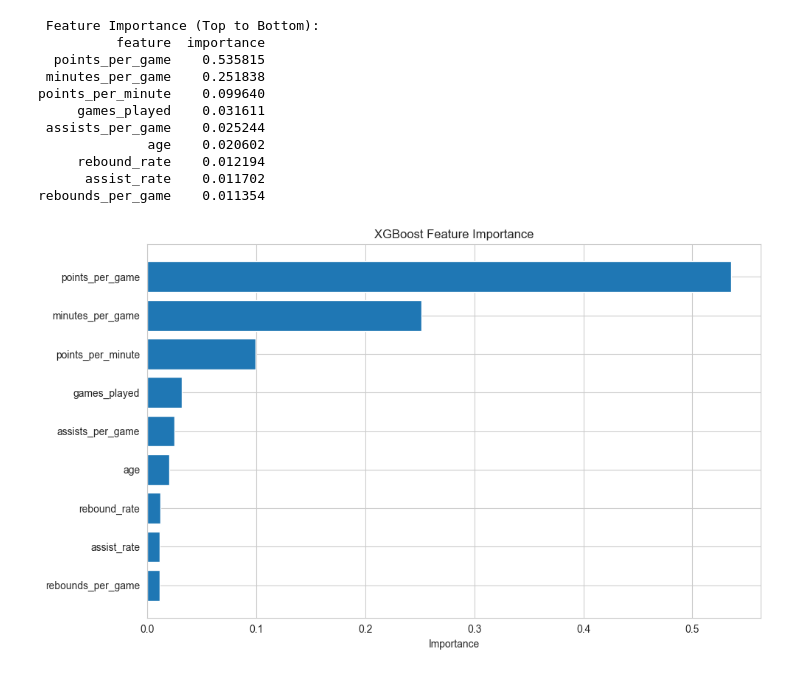
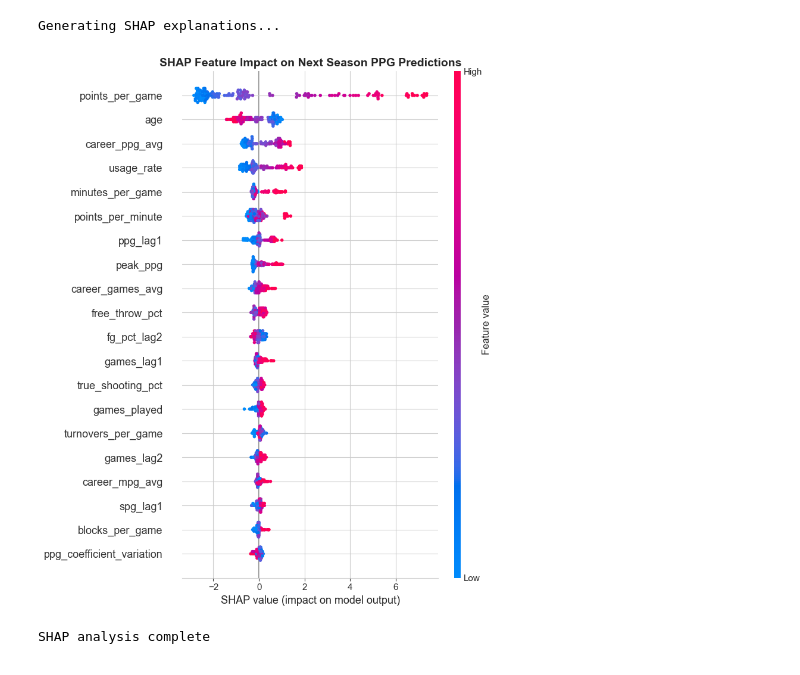
Before and after one commit to SatyamChaturvedi39/Research-Project, a Jupyter notebook: notebooks/02_model_training.ipynb, the cells around one changed output. Saved outputs shown, nothing was run; the diff lists cells and outputs as text; code cells hidden in the pictures.

```diff
--- a/notebooks/02_model_training.ipynb
+++ b/notebooks/02_model_training.ipynb
@@ -19,11 +23,9 @@ plt.rcParams['figure.figsize'
 # %%
-df = pd.read_csv('../data/processed/player_features.csv')
+df = pd.read_csv('../data/processed/player_features_v2_temporal.csv')
 
-print(f"   Dataset loaded!")
-print(f"   Total records: {len(df)}")
-print(f"   Columns: {len(df.columns)}")
-print(f"   Date range: {df['season'].min()} to {df['season'].max()}")
-print(f"\n   Column names:")
-
-df.head()
+print(f"Dataset loaded")
+print(f"Total records: {len(df)}")
+print(f"Columns: {len(df.columns)}")
+print(f"\nFirst few rows:")
+print(df.head())
 # %% [output]
@@ -372,34 +326,21 @@ plt.show()
 # %%
-feature_importance = pd.DataFrame({
-    'feature': feature_columns,
-    'importance': model.feature_importances_
-}).sort_values('importance', ascending=False)
+print("\nGenerating SHAP explanations...")
 
-print("\n Feature Importance (Top to Bottom):")
-print(feature_importance.to_string(index=False))
+# Create explainer for first target (PPG)
+ppg_estimator = model.estimators_[0]
+explainer = shap.TreeExplainer(ppg_estimator)
+shap_values = explainer.shap_values(X_test)
 
-# Plot feature importance
-plt.figure(figsize=(10,
-6))
-plt.barh(feature_importance['feature'
-], feature_importance['importance'
-])
-plt.xlabel('Importance')
-plt.title('XGBoost Feature Importance')
-plt.gca().invert_yaxis()
+# Summary plot
+plt.figure(figsize=(12, 8))
+shap.summary_plot(shap_values, X_test, feature_names=feature_cols, show=False)
+plt.title('SHAP Feature Impact on Next Season PPG Predictions', fontsize=14, fontweight='bold')
 plt.tight_layout()
 plt.show()
+
+print("SHAP analysis complete")
 # %% [output]
- Feature Importance (Top to Bottom):
-          feature  importance
-  points_per_game    0.535815
- minutes_per_game    0.251838
-points_per_minute    0.099640
-     games_played    0.031611
- assists_per_game    0.025244
-              age    0.020602
-     rebound_rate    0.012194
-      assist_rate    0.011702
-rebounds_per_game    0.011354
+Generating SHAP explanations...
-[figure, old version]
+[figure, new version]
+SHAP analysis complete
 # %%
```
Also changed, not shown: parts of 13 cells of this notebook, 18 other files.
